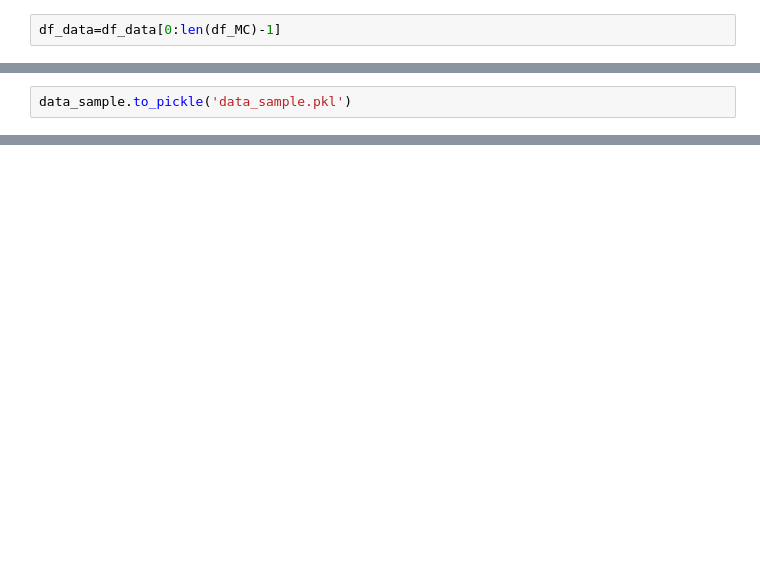
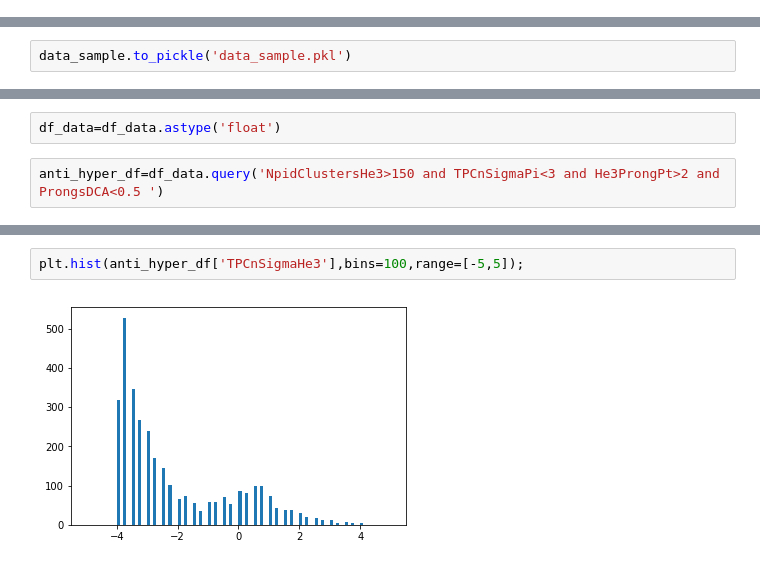
Before and after one commit to pfecchio/HypertritonML, a Jupyter notebook: Hypertriton2Body/Uproot_Conversion.ipynb, the cells around one changed output, grey strips where cells are left out. Saved outputs shown, nothing was run; the diff lists cells and outputs as text; blank space fills up the shorter version.

```diff
--- a/Hypertriton2Body/Uproot_Conversion.ipynb
+++ b/Hypertriton2Body/Uproot_Conversion.ipynb
@@ -11,8 +15,6 @@ df_MC=datatree.pandas.df()
 df_MC['y']=1
 # %%
 df_data = uproot.open('HyperTree_Data.root')['HyperTree_Data'].pandas.df()
-# %%
-df_data=df_data[0:len(df_MC)-1]
 # %%
 df_data['y']=0
 # %%
@@ -23,0 +28,4 @@ data_sample.to_pickle('data_sample.pkl')
+# %%
+df_data=df_data.astype('float')
+# %%
+anti_hyper_df=df_data.query('NpidClustersHe3>150 and TPCnSigmaPi<3 and He3ProngPt>2 and ProngsDCA<0.5 ')
@@ -23,0 +54,4 @@ data_sample.to_pickle('data_sample.pkl')
+# %%
+plt.hist(anti_hyper_df['TPCnSigmaHe3'],bins=100,range=[-5,5]);
+# %% [output]
+[figure, added]
```
Also changed, not shown: parts of 6 cells of this notebook, 3 other files.
